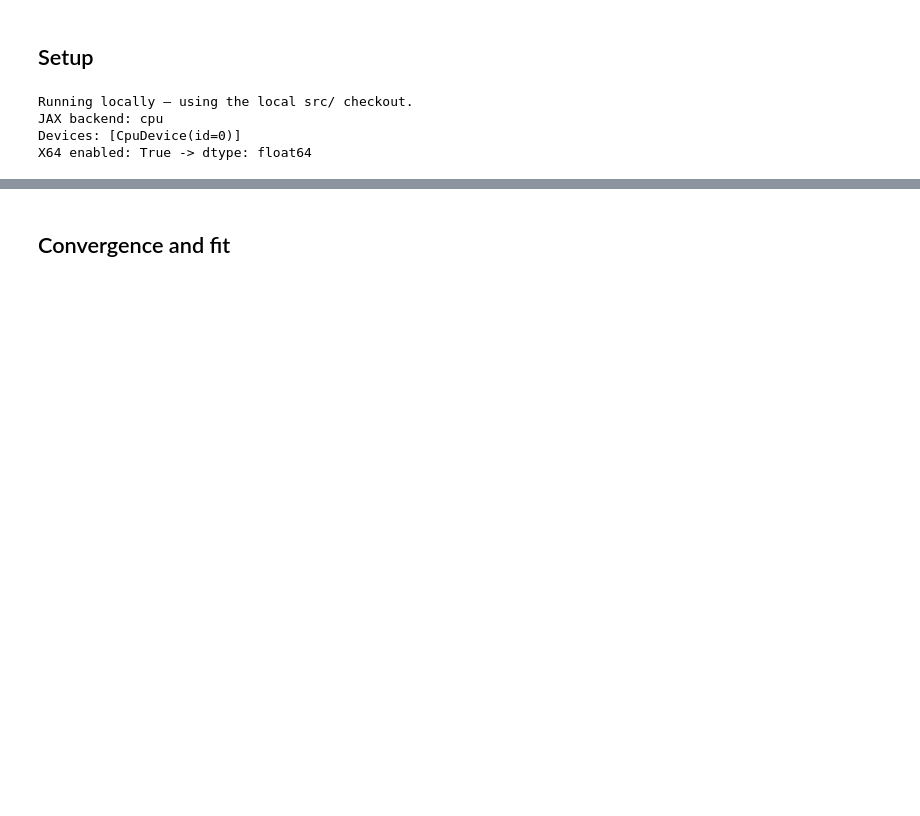
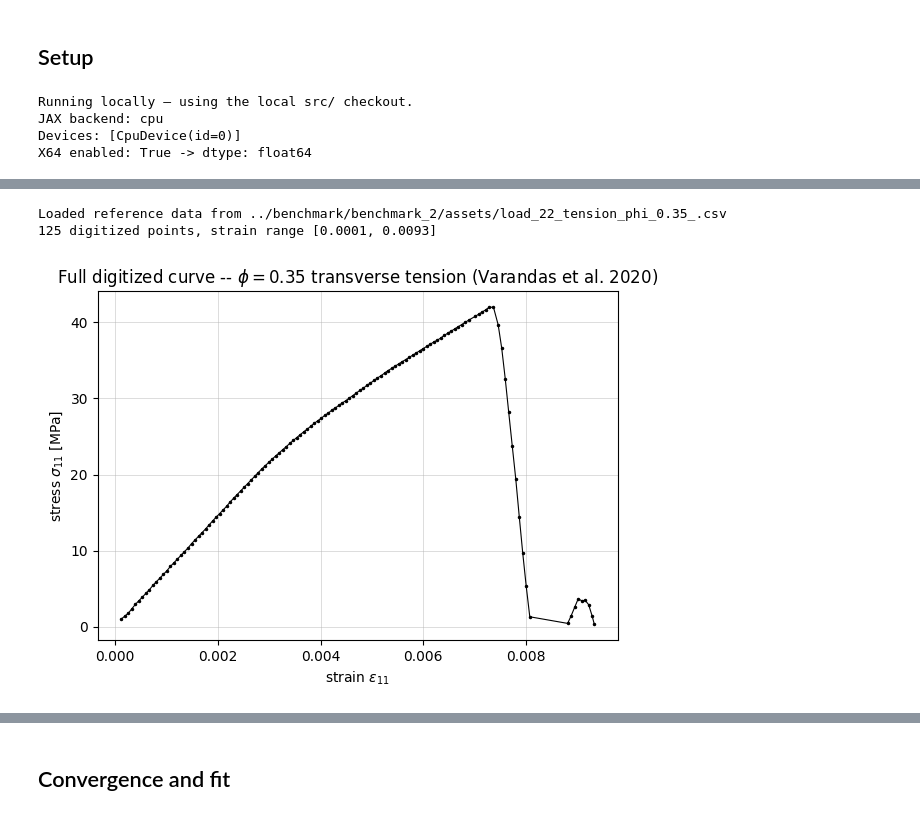
Before and after one commit to choROPeNt/FFTjax, a Jupyter notebook: notebooks/lin-elastic_inverse-calibration.ipynb, the cells around one changed output, grey strips where cells are left out. Cells and saved outputs as stored; diff of their text form; code cells hidden in the pictures; blank space fills up the shorter version.

```diff
--- a/notebooks/lin-elastic_inverse-calibration.ipynb
+++ b/notebooks/lin-elastic_inverse-calibration.ipynb
@@ -54,0 +76,32 @@ X64 enabled: True -> dtype: float64
+# %%
+import io
+import urllib.request
+
+REF_CSV_RELPATH = "benchmark/benchmark_2/assets/load_22_tension_phi_0.35_.csv"
+
+if IN_COLAB:
+    ref_url = f"https://raw.githubusercontent.com/choROPeNt/FFTjax/main/{REF_CSV_RELPATH}"
+    with urllib.request.urlopen(ref_url) as resp:
+        ref_data = np.loadtxt(io.TextIOWrapper(resp), delimiter=",", skiprows=1)
+    print(f"Fetched reference data from {ref_url}")
+else:
+    ref_path = f"../{REF_CSV_RELPATH}"
+    ref_data = np.loadtxt(ref_path, delimiter=",", skiprows=1)
+    print(f"Loaded reference data from {ref_path}")
+
+strain_ref_full, stress_ref_full = ref_data[:, 0], ref_data[:, 1]
+print(f"{len(strain_ref_full)} digitized points, strain range "
+      f"[{strain_ref_full[0]:.4f}, {strain_ref_full[-1]:.4f}]")
+
+fig, ax = plt.subplots(figsize=(6, 4.5))
+ax.plot(strain_ref_full, stress_ref_full, "k.-", ms=3, lw=0.8)
+ax.set_xlabel(r"strain $\varepsilon_{11}$")
+ax.set_ylabel(r"stress $\sigma_{11}$ [MPa]")
+ax.set_title(r"Full digitized curve -- $\phi=0.35$ transverse tension (Varandas et al. 2020)")
+ax.grid(True, linewidth=0.5, alpha=0.6)
+plt.tight_layout()
+plt.show()
+# %% [output]
+Loaded reference data from ../benchmark/benchmark_2/assets/load_22_tension_phi_0.35_.csv
+125 digitized points, strain range [0.0001, 0.0093]
+[figure, added]
```
Also changed, not shown: parts of 27 cells of this notebook.
